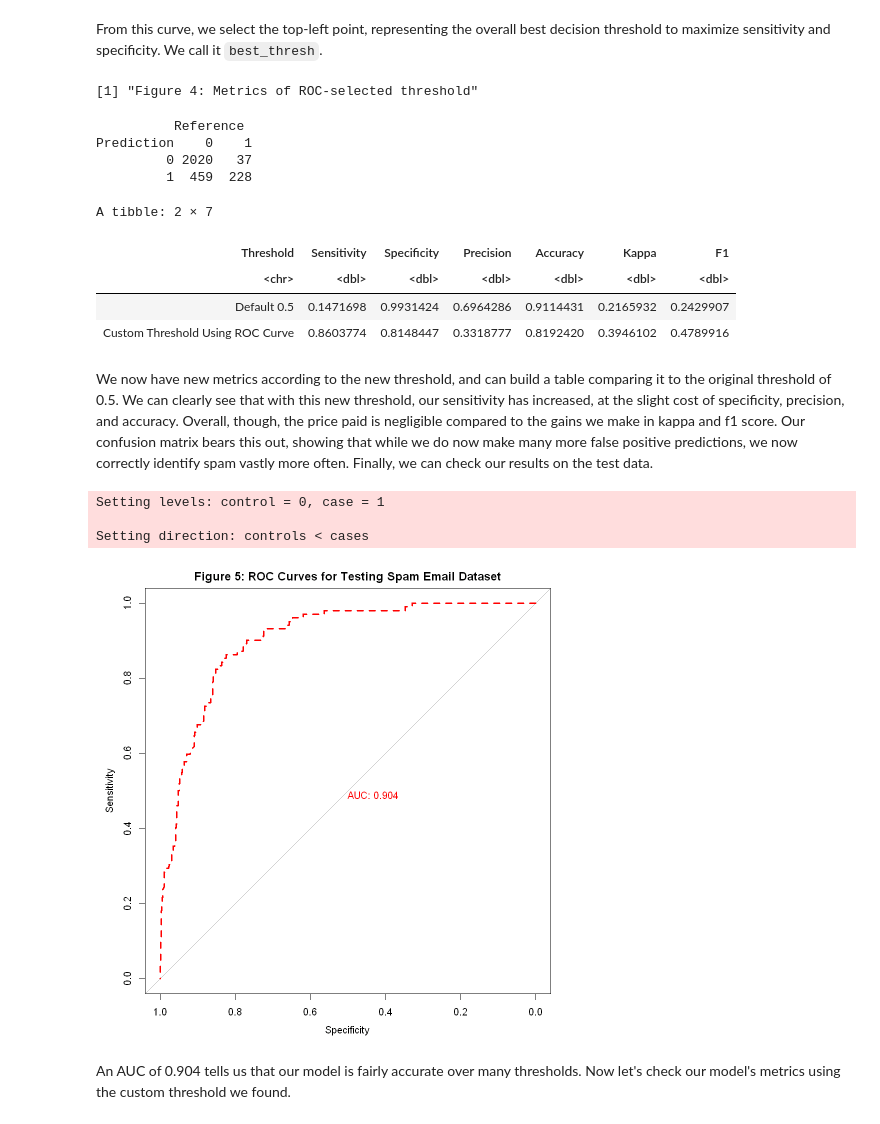
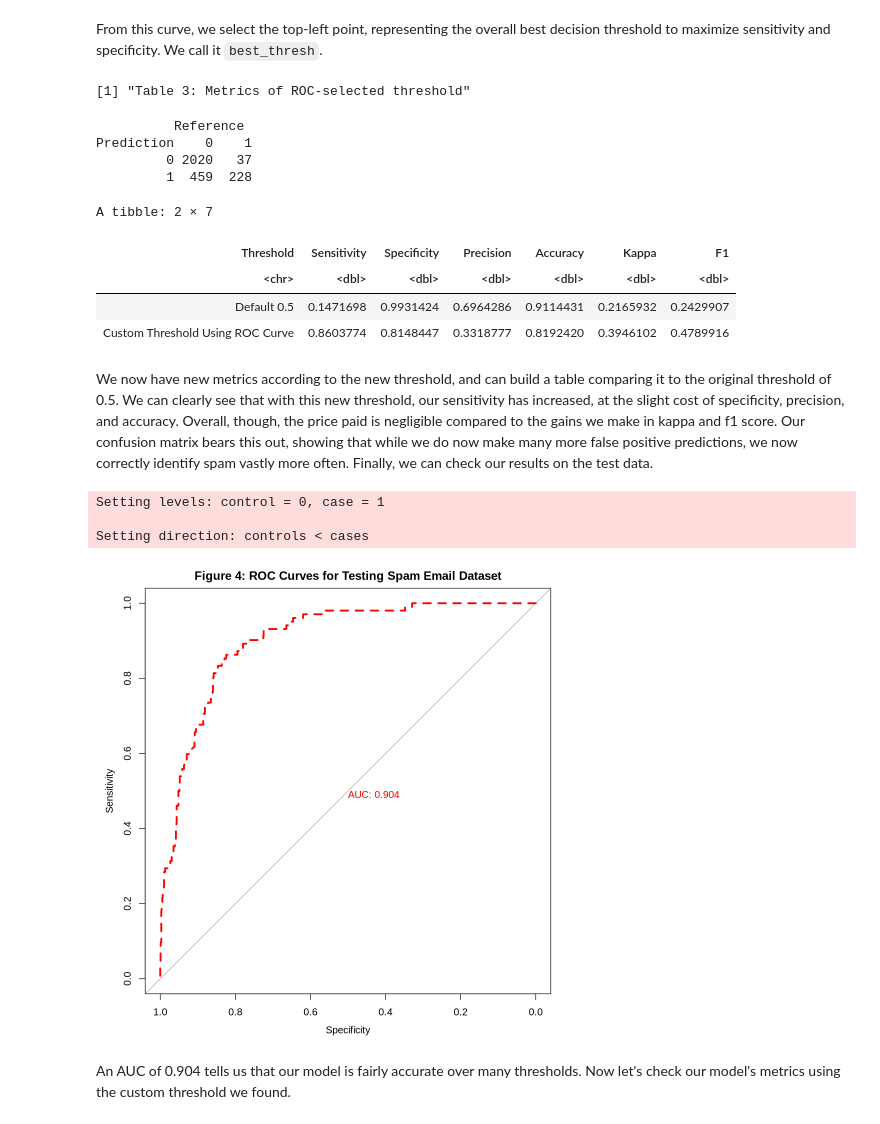
Before and after one commit to yukihuang7777/STAT301_final_project, a Jupyter notebook: Final Project.ipynb, the cells around one changed output. Drawn from its saved outputs; the diff is of its cells as text; code cells hidden in the pictures.

```diff
--- a/Final Project.ipynb
+++ b/Final Project.ipynb
@@ -345,7 +350,7 @@ for (i in 1:2) {
     positive = "1"
   )
 
-  # Store results in a tibble
+# Store results in a tibble
 precision <- cm$byClass["Precision"]
 recall    <- cm$byClass["Recall"]
 f1_score  <- 2 * precision * recall / (precision + recall)
@@ -373,12 +378,11 @@ email_confusion_matrix_new_threshold <-
 )
 
 # Show result
-#
-print("Figure 4: Metrics of ROC-selected threshold")
+print("Table 3: Metrics of ROC-selected threshold")
 email_confusion_matrix_new_threshold$table
 conf_mat_stats_compare
 # %% [output]
-[1] "Figure 4: Metrics of ROC-selected threshold"
+[1] "Table 3: Metrics of ROC-selected threshold"
           Reference
 Prediction    0    1
          0 2020   37
@@ -393,19 +397,19 @@ We now have new metrics according to the new threshold, and can build a table co
 # %%
 # main developer: Jake Andersen-Lum
 
-# ROC for the chosen model
+# ROC for the chosen model on testing data
 roc_glm_new <- roc(
   response = email_testing$spam,
   predictor = predict(chosen_model,
                       newdata = email_testing,
                       type = "response"))
 
-plot(roc_glm_new, print.auc = TRUE, col = "red", lwd = 3, lty = 2, main = "Figure 5: ROC Curves for Testing Spam Email Dataset")
+plot(roc_glm_new, print.auc = TRUE, col = "red", lwd = 3, lty = 2, main = "Figure 4: ROC Curves for Testing Spam Email Dataset")
 # %% [output]
 Setting levels: control = 0, case = 1
 
 Setting direction: controls < cases
-[figure, old version]
+[figure, new version]
 # %% [markdown]
 An AUC of 0.904 tells us that our model is fairly accurate over many thresholds. Now let's check our model's metrics using the custom threshold we found.
 # %%
```
Also changed, not shown: parts of 14 cells of this notebook.
